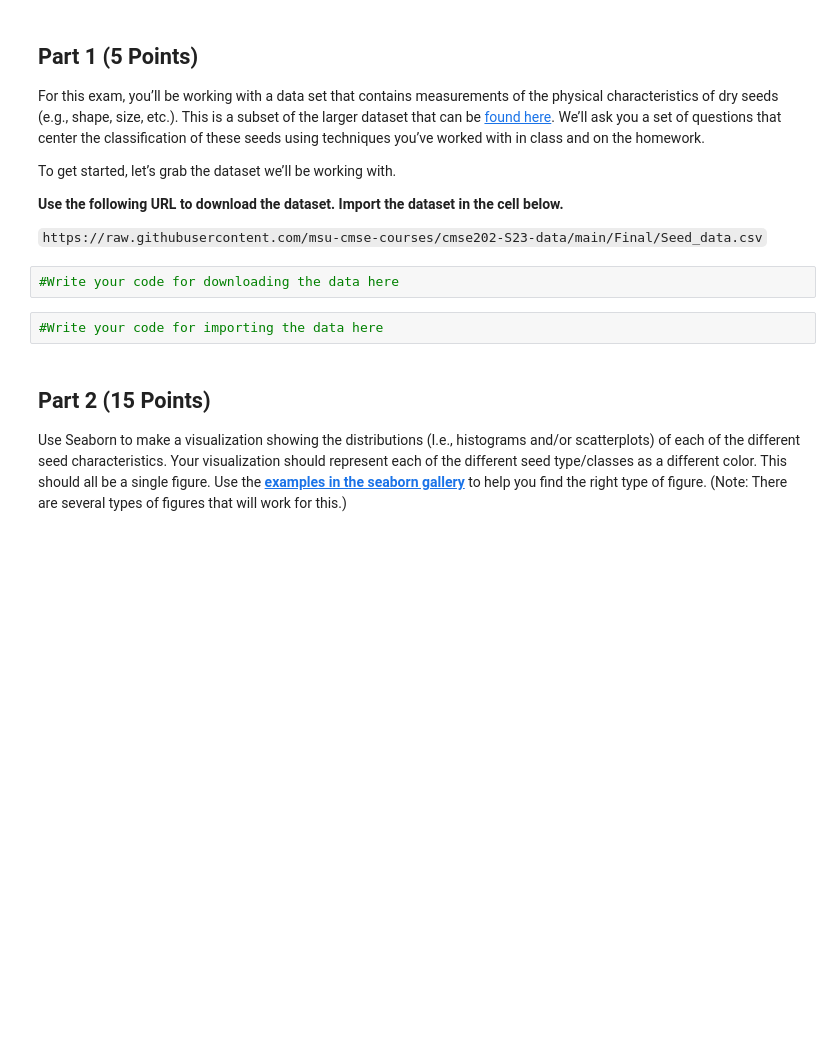
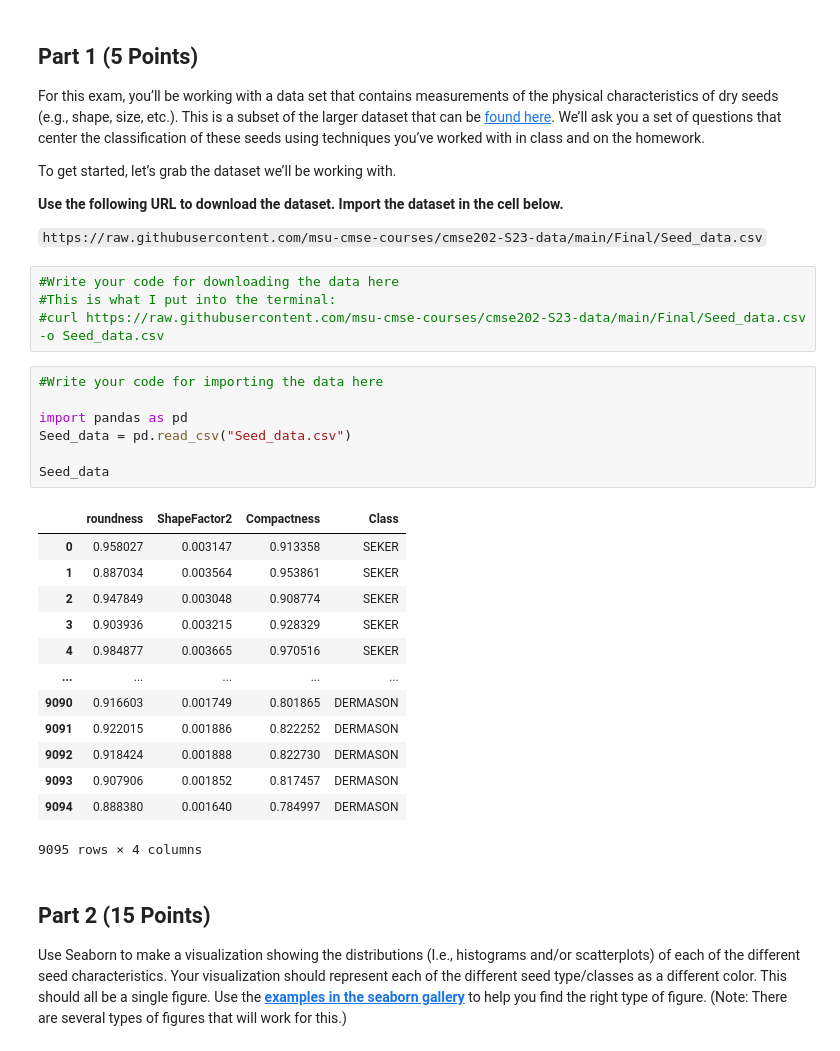
Before and after one commit to voigtwil/CMSE202-s23-turnin, a Jupyter notebook: final/Final_Voigt.ipynb, the cells around one changed output. Saved outputs shown, nothing was run; the diff lists cells and outputs as text; blank space fills up the shorter version.

```diff
--- a/final/Final_Voigt.ipynb
+++ b/final/Final_Voigt.ipynb
@@ -46,10 +46,31 @@ To get started, let’s grab the dataset we’ll be working with.
 **Use the following URL to download the dataset. Import the dataset in the cell below.**
 
 `https://raw.githubusercontent.com/msu-cmse-courses/cmse202-S23-data/main/Final/Seed_data.csv`
+# %%
+#Write your code for downloading the data here
+#This is what I put into the terminal:
+#curl https://raw.githubusercontent.com/msu-cmse-courses/cmse202-S23-data/main/Final/Seed_data.csv -o Seed_data.csv
 # %%
-#Write your code for downloading the data here
+#Write your code for importing the data here
+
+import pandas as pd
+Seed_data = pd.read_csv("Seed_data.csv")
+
+Seed_data
+# %% [output]
+|  | roundness | ShapeFactor2 | Compactness | Class |
+| 0 | 0.958027 | 0.003147 | 0.913358 | SEKER |
+| 1 | 0.887034 | 0.003564 | 0.953861 | SEKER |
+| 2 | 0.947849 | 0.003048 | 0.908774 | SEKER |
+| 3 | 0.903936 | 0.003215 | 0.928329 | SEKER |
+| 4 | 0.984877 | 0.003665 | 0.970516 | SEKER |
+| ... | ... | ... | ... | ... |
+| 9090 | 0.916603 | 0.001749 | 0.801865 | DERMASON |
+| 9091 | 0.922015 | 0.001886 | 0.822252 | DERMASON |
+| 9092 | 0.918424 | 0.001888 | 0.822730 | DERMASON |
+| 9093 | 0.907906 | 0.001852 | 0.817457 | DERMASON |
+| 9094 | 0.888380 | 0.001640 | 0.784997 | DERMASON |
+9095 rows × 4 columns
-# %%
-#Write your code for importing the data here
 # %% [markdown]
 ## Part 2 (15 Points)
 
```
Also changed, not shown: parts of 4 cells of this notebook.
